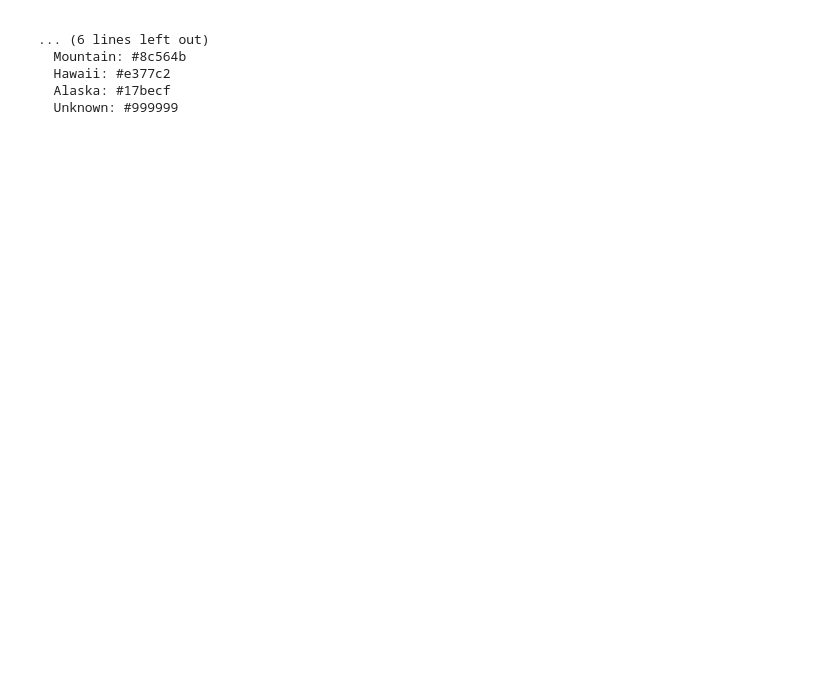
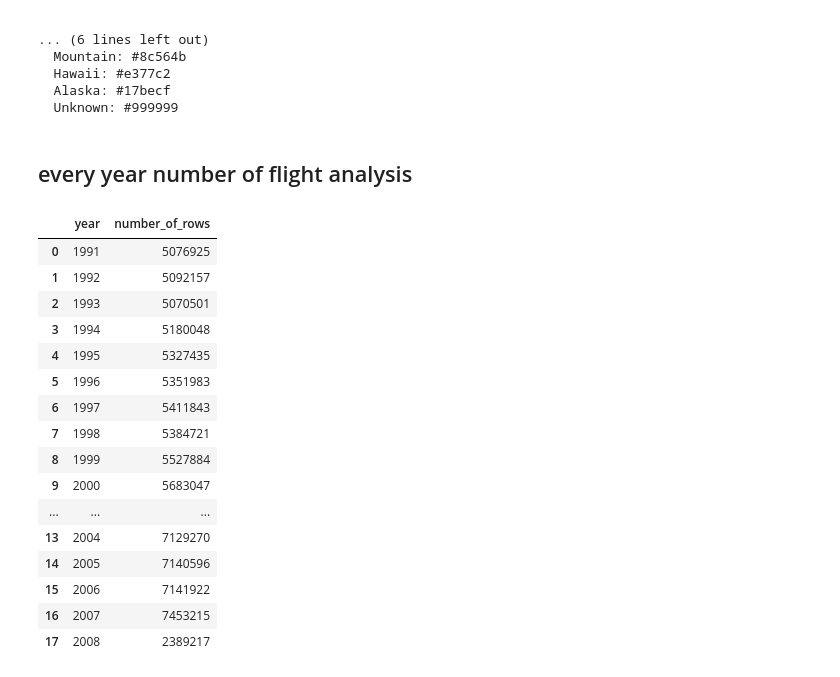
Before and after one commit to Twinbo/Computational-Social-Science-2026, a Jupyter notebook: Final_project/Graph/Graph_analysis_1999-2003.ipynb, the cells around one changed output. Cells and saved outputs as stored; diff of their text form; code cells hidden in the pictures; blank space fills up the shorter version.

```diff
--- a/Final_project/Graph/Graph_analysis_1999-2003.ipynb
+++ b/Final_project/Graph/Graph_analysis_1999-2003.ipynb
@@ -787,3 +787,46 @@ ax.set_title("Airport Graph - 2002_2003", fontsize=16, fontweight="bold", pad=15
 fig.subplots_adjust(bottom=0.12)
 fig.savefig("airport_network_edge_strength.png", dpi=300, bbox_inches="tight")
 plt.show()
+# %% [markdown]
+## every year number of flight analysis
+# %%
+import pandas as pd
+from pathlib import Path
+
+# Base directory (your folder)
+base_path = Path("/Users/haseebshafi/Library/CloudStorage/OneDrive-DanmarksTekniskeUniversitet/4. Semester/02467 - ComSocSci/Project")
+
+years = range(1991, 2009)
+
+row_counts = {}
+
+for year in years:
+    file_path = base_path / f"{year}.csv"
+
+    df = pd.read_csv(file_path, encoding="latin1")
+    row_counts[year] = len(df)
+
+row_counts_df = pd.DataFrame(
+    list(row_counts.items()),
+    columns=["year", "number_of_rows"]
+)
+
+row_counts_df
+# %% [output]
+|  | year | number_of_rows |
+| 0 | 1991 | 5076925 |
+| 1 | 1992 | 5092157 |
+| 2 | 1993 | 5070501 |
+| 3 | 1994 | 5180048 |
+| 4 | 1995 | 5327435 |
+| 5 | 1996 | 5351983 |
+| 6 | 1997 | 5411843 |
+| 7 | 1998 | 5384721 |
+| 8 | 1999 | 5527884 |
+| 9 | 2000 | 5683047 |
+| ... | ... | ... |
+| 13 | 2004 | 7129270 |
+| 14 | 2005 | 7140596 |
+| 15 | 2006 | 7141922 |
+| 16 | 2007 | 7453215 |
+| 17 | 2008 | 2389217 |
```
Also changed, not shown: parts of 1 cell of this notebook, 4 other files.
